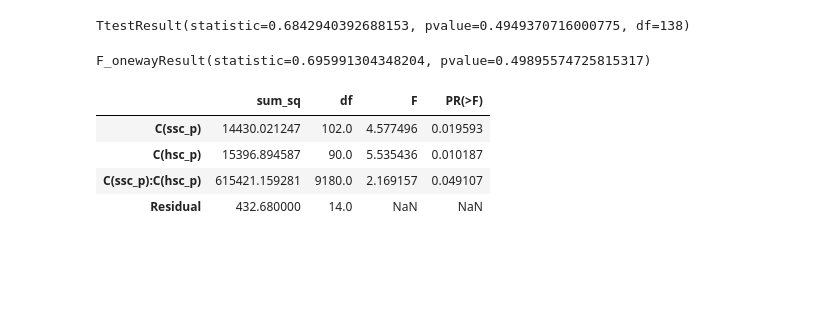
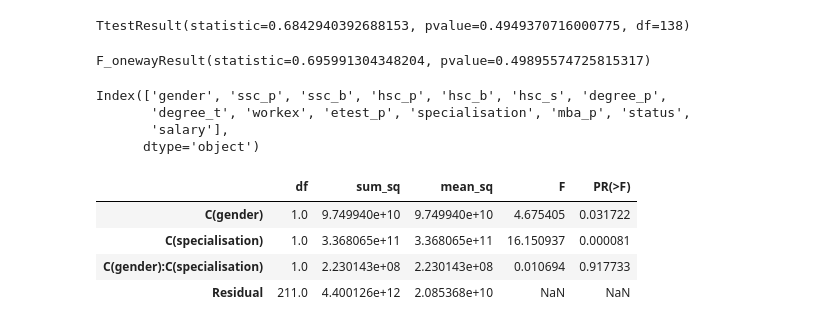
Before and after one commit to SENTHILKUMARTH/Week6-Data-Science-Bivariate, a Jupyter notebook: ANAVO/ANAVO.ipynb, the cells around one changed output. Saved outputs shown, nothing was run; the diff lists cells and outputs as text; code cells hidden in the pictures; blank space fills up the shorter version.

```diff
--- a/ANAVO/ANAVO.ipynb
+++ b/ANAVO/ANAVO.ipynb
@@ -344,14 +344,26 @@ F_onewayResult(statistic=0.695991304348204, pvalue=0.49895574725815317)
 import statsmodels.api as sm
 from statsmodels.formula.api import ols
 # %%
-model = ols('degree_p ~ C(ssc_p) + C(hsc_p) + C(ssc_p):C(hsc_p)', data=dataset).fit()
-sm.stats.anova_lm(model, typ=2)
+#model = ols('degree_p ~ C(ssc_p) + C(hsc_p) + C(ssc_p):C(hsc_p)', data=dataset).fit()
+#sm.stats.anova_lm(model, typ=2)
-# %% [output]
-|  | sum_sq | df | F | PR(>F) |
-| C(ssc_p) | 14430.021247 | 102.0 | 4.577496 | 0.019593 |
-| C(hsc_p) | 15396.894587 | 90.0 | 5.535436 | 0.010187 |
-| C(ssc_p):C(hsc_p) | 615421.159281 | 9180.0 | 2.169157 | 0.049107 |
-| Residual | 432.680000 | 14.0 | NaN | NaN |
+# %%
+dataset.columns
+# %% [output]
+Index(['gender', 'ssc_p', 'ssc_b', 'hsc_p', 'hsc_b', 'hsc_s', 'degree_p',
+       'degree_t', 'workex', 'etest_p', 'specialisation', 'mba_p', 'status',
+       'salary'],
+      dtype='object')
+# %%
+model = ols('salary ~ C(gender) + C(specialisation) + C(gender):C(specialisation)', data=dataset).fit()
+result = sm.stats.anova_lm(model, type=2)
+# %%
+result
+# %% [output]
+|  | df | sum_sq | mean_sq | F | PR(>F) |
+| C(gender) | 1.0 | 9.749940e+10 | 9.749940e+10 | 4.675405 | 0.031722 |
+| C(specialisation) | 1.0 | 3.368065e+11 | 3.368065e+11 | 16.150937 | 0.000081 |
+| C(gender):C(specialisation) | 1.0 | 2.230143e+08 | 2.230143e+08 | 0.010694 | 0.917733 |
+| Residual | 211.0 | 4.400126e+12 | 2.085368e+10 | NaN | NaN |
 # %%
 #summary
 #C(ssc_p)
```
